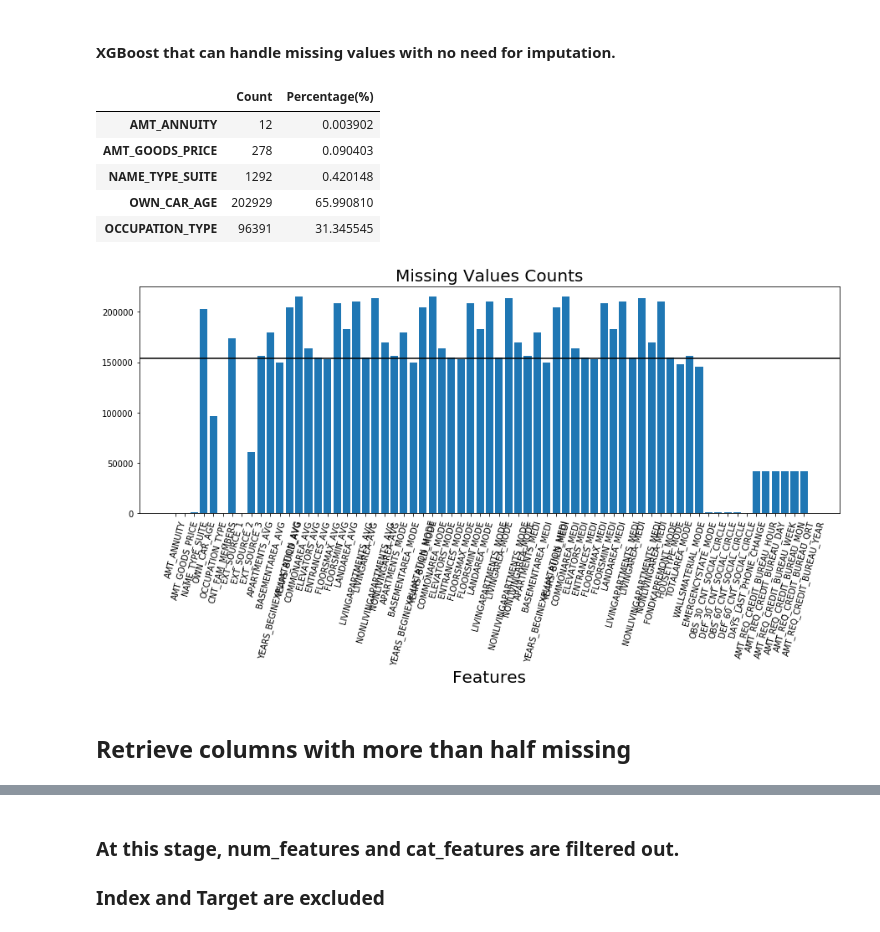
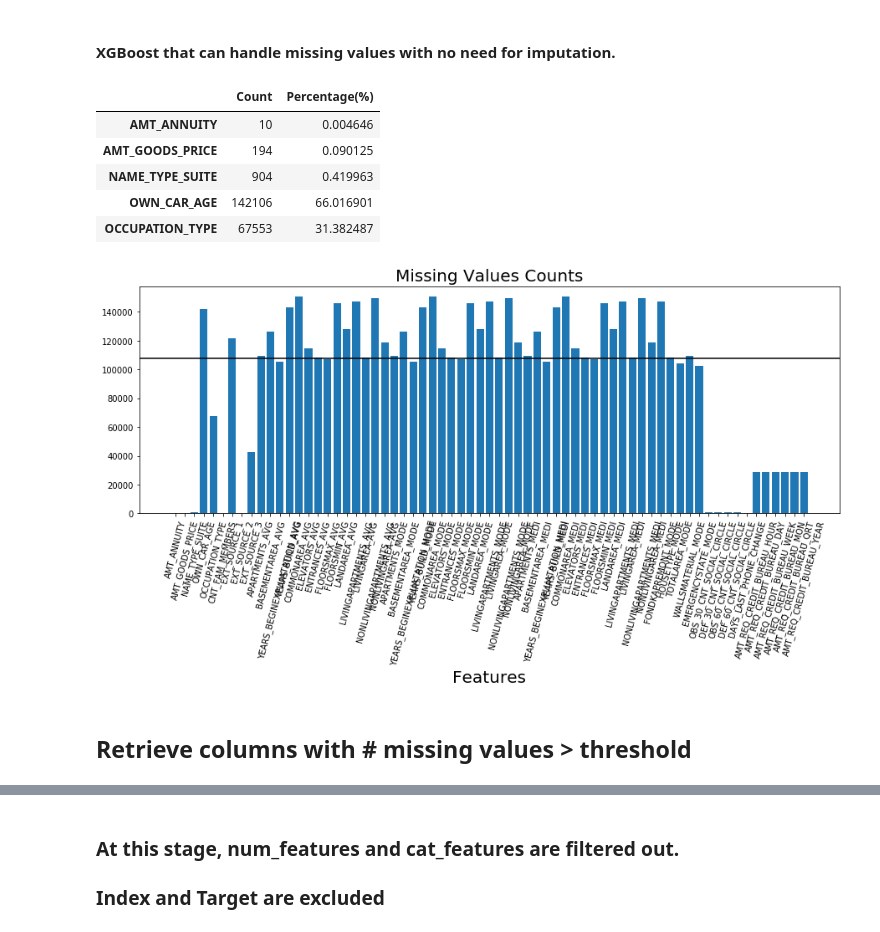
Before and after one commit to cy1355nz/DSGA3001-FinalProject, a Jupyter notebook: leo/draft-2.ipynb, the cells around one changed output, grey strips where cells are left out. Drawn from its saved outputs; the diff is of its cells as text; code cells hidden in the pictures.

```diff
--- a/leo/draft-2.ipynb
+++ b/leo/draft-2.ipynb
@@ -72,3 +53,8 @@ plt.title("Distribution of AMT_CREDIT")
 ax = sns.distplot(train["AMT_CREDIT"])
 # %% [output]
 [figure]
+# %%
+X = train.loc[:, train.columns != 'TARGET']
+y = train.loc[:, train.columns == 'TARGET']
+# %%
+X_train, X_test, y_train, y_test = train_test_split(X, y, test_size=0.3, random_state=0)
@@ -107,30 +103,34 @@ ax = sns.distplot(train["AMT_CREDIT"])
 # %% [markdown]
 #### XGBoost that can handle missing values with no need for imputation.
 # %%
-# Create NA Count DataFrame
-nacount = pd.DataFrame(train.isna().sum())
-nacount.columns = ['Count']
-nacount = nacount[(nacount.T != 0).any()]
-nacount['Percentage(%)'] = nacount['Count']/len(train)*100
+def check_missing_values(dataframe):
+    # Create NA Count DataFrame
+    nacount = pd.DataFrame(dataframe.isna().sum())
+    nacount.columns = ['Count']
+    nacount = nacount[(nacount.T != 0).any()]
+    nacount['Percentage(%)'] = nacount['Count']/len(X_train)*100
+    return nacount
+# %%
+nacount = check_missing_values(X_train)
 # %%
 nacount.head()
 # %% [output]
 |  | Count | Percentage(%) |
-| AMT_ANNUITY | 12 | 0.003902 |
-| AMT_GOODS_PRICE | 278 | 0.090403 |
-| NAME_TYPE_SUITE | 1292 | 0.420148 |
-| OWN_CAR_AGE | 202929 | 65.990810 |
-| OCCUPATION_TYPE | 96391 | 31.345545 |
+| AMT_ANNUITY | 10 | 0.004646 |
+| AMT_GOODS_PRICE | 194 | 0.090125 |
+| NAME_TYPE_SUITE | 904 | 0.419963 |
+| OWN_CAR_AGE | 142106 | 66.016901 |
+| OCCUPATION_TYPE | 67553 | 31.382487 |
 # %%
 plt.figure(figsize = (15,5))
 plt.bar(nacount.index,height = nacount['Count'])
 plt.xticks(rotation=75)
 plt.xlabel('Features', fontsize = 20)
 plt.title('Missing Values Counts', fontsize = 20)
-plt.axhline(y=train.shape[0]/2, color='black', linestyle='-')
+plt.axhline(y=X_train.shape[0]/2, color='black', linestyle='-')
 ## above: missing more than 50% of data
 plt.show()
 # %% [output]
-[figure, old version]
+[figure, new version]
 # %% [markdown]
-## Retrieve columns with more than half missing
+## Retrieve columns with # missing values > threshold
```
Also changed, not shown: parts of 119 cells of this notebook.
